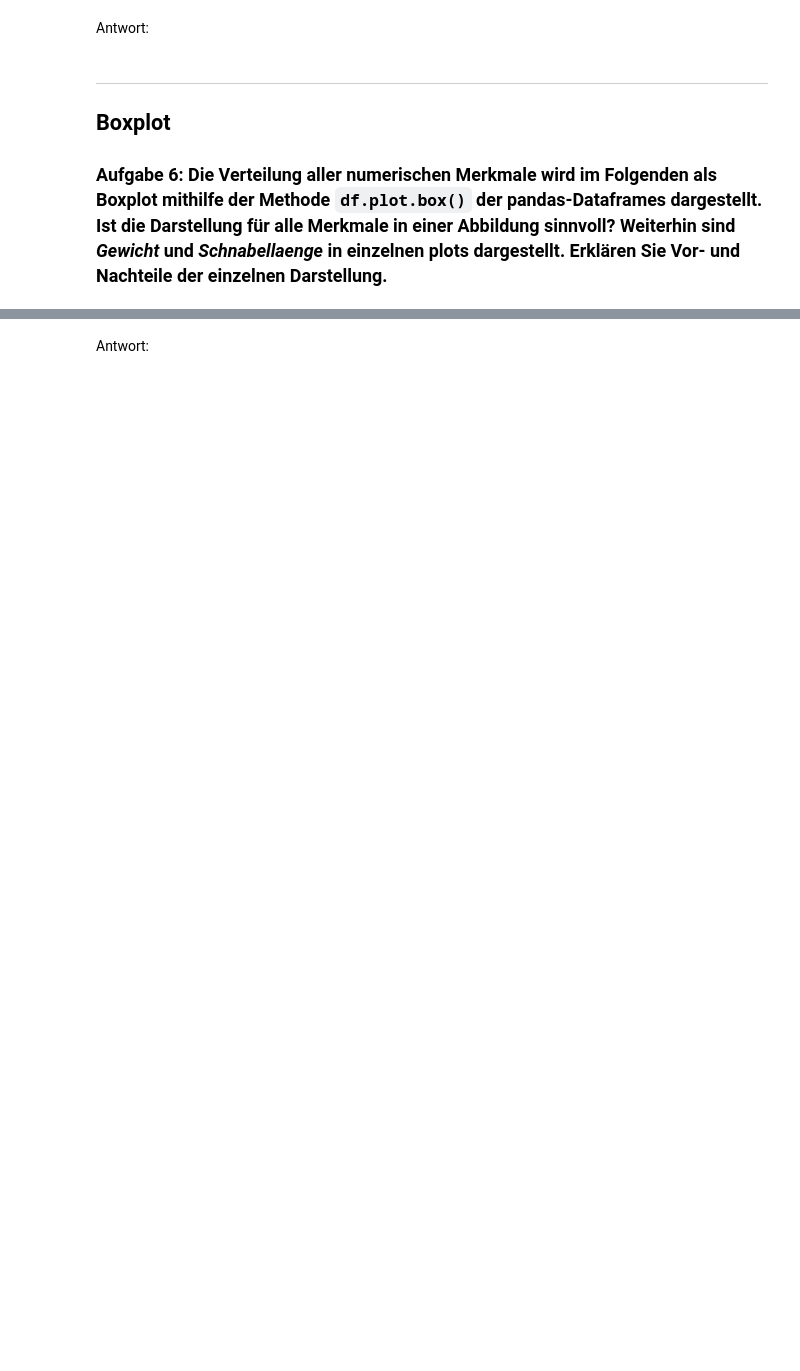
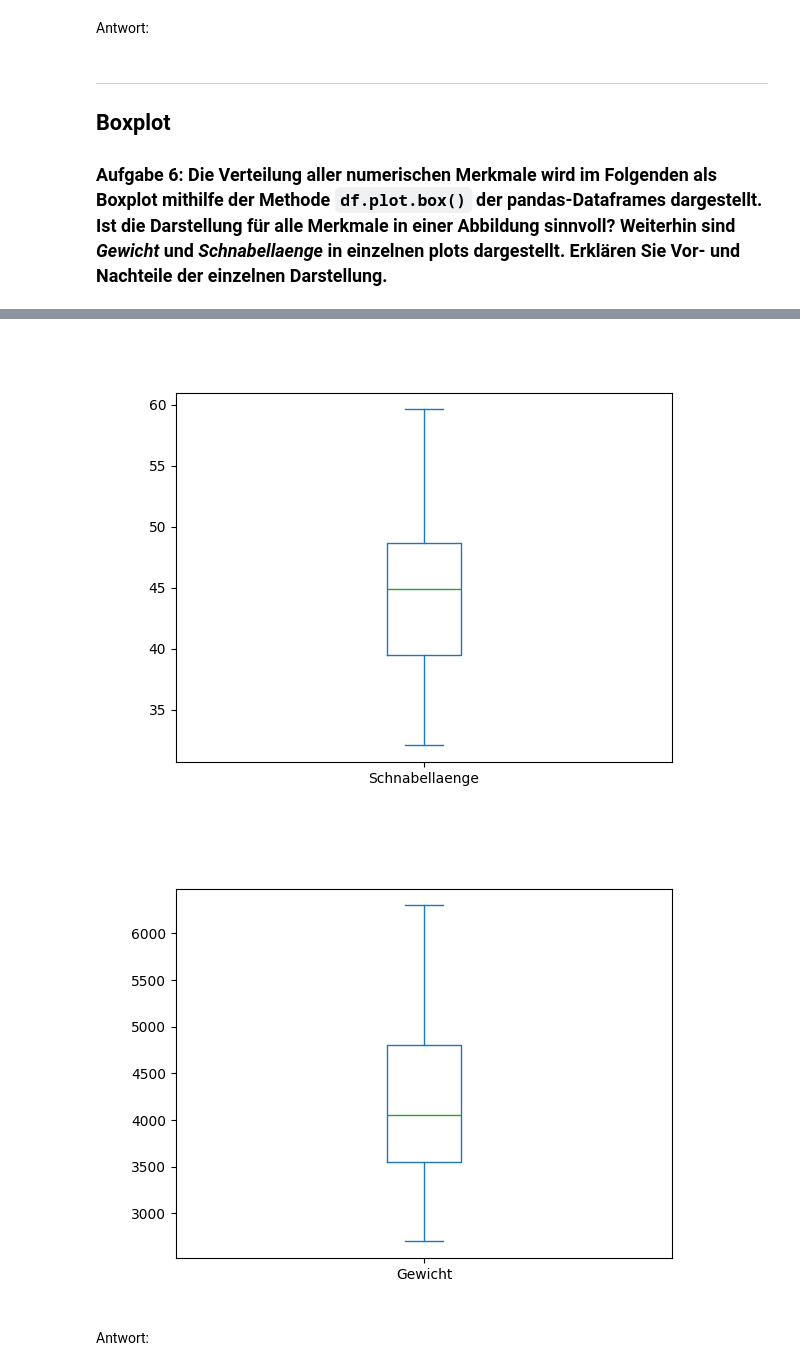
Before and after one commit to ai4all-EAH/AI4ALLBasic, a Jupyter notebook: AI4ALLNotebooks/DAT_PJY_001_S.ipynb, the cells around one changed output, grey strips where cells are left out. Drawn from its saved outputs; the diff is of its cells as text; code cells hidden in the pictures; blank space fills up the shorter version.

```diff
--- a/AI4ALLNotebooks/DAT_PJY_001_S.ipynb
+++ b/AI4ALLNotebooks/DAT_PJY_001_S.ipynb
@@ -145,19 +247,14 @@ plt.show()
 # %%
 plt.close('all')
-# Erstelle eine Figur
-fig = plt.figure(figsize=(8, 4))
 
-# Erstelle den ersten Subplot
-ax1 = fig.add_subplot(1, 2, 1)
-df.plot.box(column='Schnabellaenge', ax=ax1)
+df.plot.box(column='Schnabellaenge')
+plt.show()
 
-# Erstelle den zweiten Subplot
-ax2 = fig.add_subplot(1, 2, 2)
-df.plot.box(column='Gewicht', ax=ax2)
-
-# Layout anpassen und anzeigen
-plt.tight_layout()
+df.plot.box(column='Gewicht')
 plt.show()
+# %% [output]
+[figure, added]
+[figure, added]
 # %% [markdown]
 Antwort:
 # %% [markdown]
```
Also changed, not shown: parts of 42 cells of this notebook.
